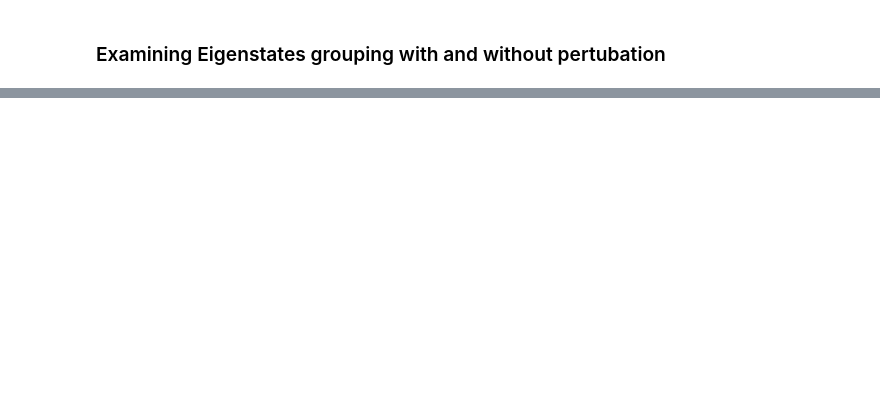
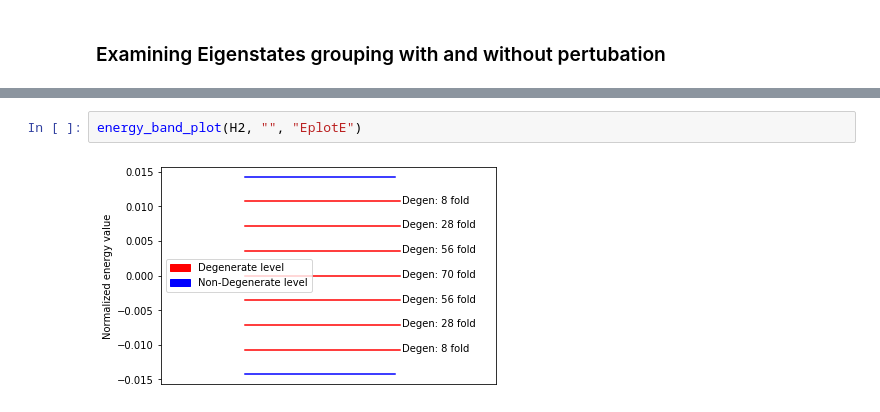
Before and after one commit to oliverimc/MSci-Project-Quantum-Thermalisation, a Jupyter notebook: MastersThermalisation.ipynb, the cells around one changed output, grey strips where cells are left out. Saved outputs shown, nothing was run; the diff lists cells and outputs as text; blank space fills up the shorter version.

```diff
--- a/MastersThermalisation.ipynb
+++ b/MastersThermalisation.ipynb
@@ -452,0 +372,4 @@ thermalisation_analyser(init_state, equilb_state, band_states)
+# %%
+energy_band_plot(H2, "", "EplotE")
+# %% [output]
+[figure, added]
```
Also changed, not shown: parts of 77 cells of this notebook, 7 other files.
